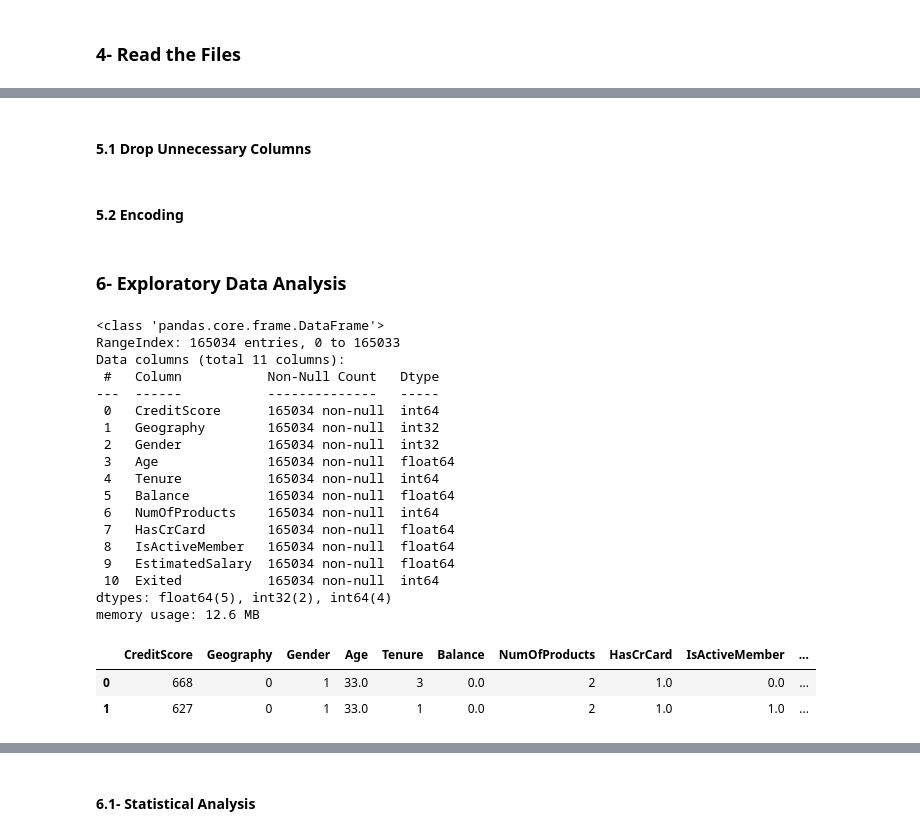
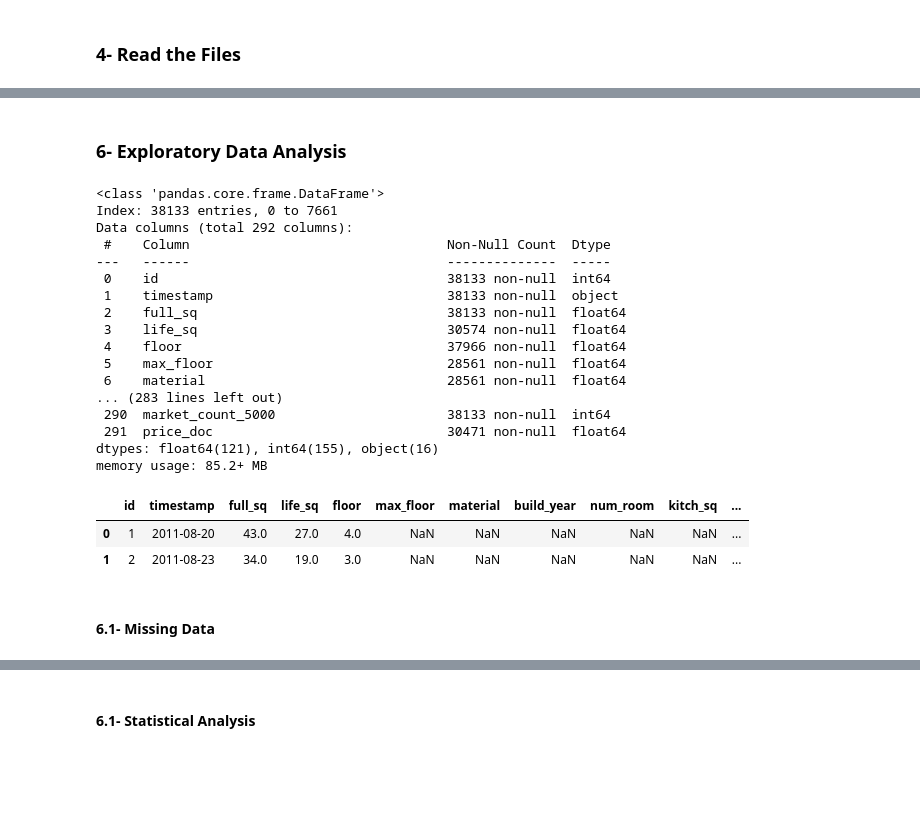
Before and after one commit to ilya4272/Prediction-Model-w-Sberbank-Housing-Market-Dataset, a Jupyter notebook: Code/PM-w-Sberbank-Russian-Housing-Market-dev.ipynb, the cells around one changed output, grey strips where cells are left out. Drawn from its saved outputs; the diff is of its cells as text; code cells hidden in the pictures; blank space fills up the shorter version.

```diff
--- a/Code/PM-w-Sberbank-Russian-Housing-Market-dev.ipynb
+++ b/Code/PM-w-Sberbank-Russian-Housing-Market-dev.ipynb
@@ -67,5 +67,8 @@ from model_eval_func import *  # Custom model evaluation functions
 # Data Visualization Libraries
 
 # Machine Learning Libraries
+
+# Visible All Rows and Columns
+pd.set_option("display.max_rows", None, "display.max_columns", None)
 # %% [markdown]
 ### 2- API
@@ -171,34 +193,35 @@ EmptyDataError: No columns to parse from file __MACOSX/._train.csv
+# %%
+# Combine dataframes
+df = pd.concat([train_df, test_df])
 # %%
-# Read the dataframes
+# Copy the original dataframes
+df_2 = df.copy()
-# %% [markdown]
-#### 5.1 Drop Unnecessary Columns
-# %% [markdown]
-#### 5.2 Encoding
 # %% [markdown]
 ### 6- Exploratory Data Analysis
 # %%
 # Check datatype and blanks
-df_2.info()
+df_2.info(verbose=True, show_counts=True)
 df_2.head(2)
 # %% [output]
 <class 'pandas.core.frame.DataFrame'>
-RangeIndex: 165034 entries, 0 to 165033
-Data columns (total 11 columns):
- #   Column           Non-Null Count   Dtype
----  ------           --------------   -----
- 0   CreditScore      165034 non-null  int64
- 1   Geography        165034 non-null  int32
- 2   Gender           165034 non-null  int32
- 3   Age              165034 non-null  float64
- 4   Tenure           165034 non-null  int64
- 5   Balance          165034 non-null  float64
- 6   NumOfProducts    165034 non-null  int64
- 7   HasCrCard        165034 non-null  float64
- 8   IsActiveMember   165034 non-null  float64
- 9   EstimatedSalary  165034 non-null  float64
- 10  Exited           165034 non-null  int64
-dtypes: float64(5), int32(2), int64(4)
-memory usage: 12.6 MB
+Index: 38133 entries, 0 to 7661
+Data columns (total 292 columns):
+ #    Column                                 Non-Null Count  Dtype
+---   ------                                 --------------  -----
+ 0    id                                     38133 non-null  int64
+ 1    timestamp                              38133 non-null  object
+ 2    full_sq                                38133 non-null  float64
+ 3    life_sq                                30574 non-null  float64
+ 4    floor                                  37966 non-null  float64
+ 5    max_floor                              28561 non-null  float64
+ 6    material                               28561 non-null  float64
+... (283 lines left out)
+ 290  market_count_5000                      38133 non-null  int64
+ 291  price_doc                              30471 non-null  float64
+dtypes: float64(121), int64(155), object(16)
+memory usage: 85.2+ MB
-|  | CreditScore | Geography | Gender | Age | Tenure | Balance | NumOfProducts | HasCrCard | IsActiveMember | ... |
-| 0 | 668 | 0 | 1 | 33.0 | 3 | 0.0 | 2 | 1.0 | 0.0 | ... |
-| 1 | 627 | 0 | 1 | 33.0 | 1 | 0.0 | 2 | 1.0 | 1.0 | ... |
+|  | id | timestamp | full_sq | life_sq | floor | max_floor | material | build_year | num_room | kitch_sq | ... |
+| 0 | 1 | 2011-08-20 | 43.0 | 27.0 | 4.0 | NaN | NaN | NaN | NaN | NaN | ... |
+| 1 | 2 | 2011-08-23 | 34.0 | 19.0 | 3.0 | NaN | NaN | NaN | NaN | NaN | ... |
+# %% [markdown]
+#### 6.1- Missing Data
```
Also changed, not shown: parts of 17 cells of this notebook, 1 other file.
